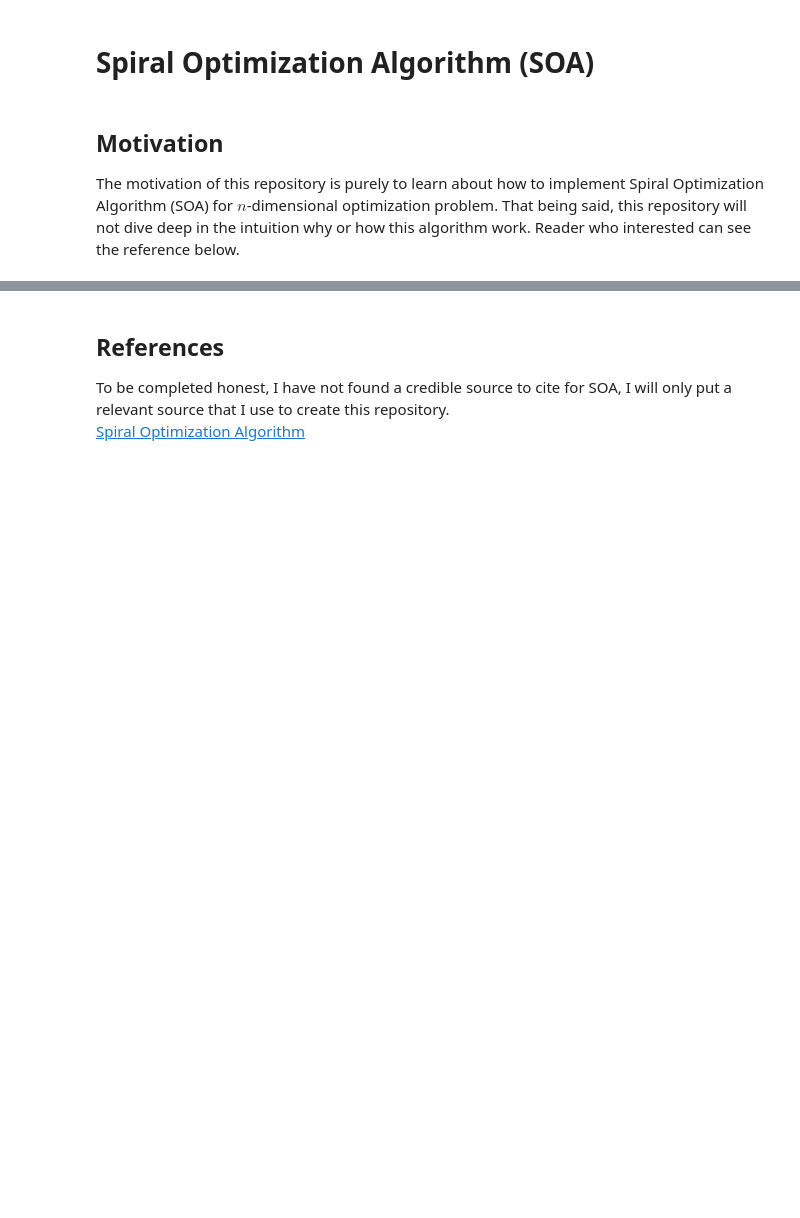
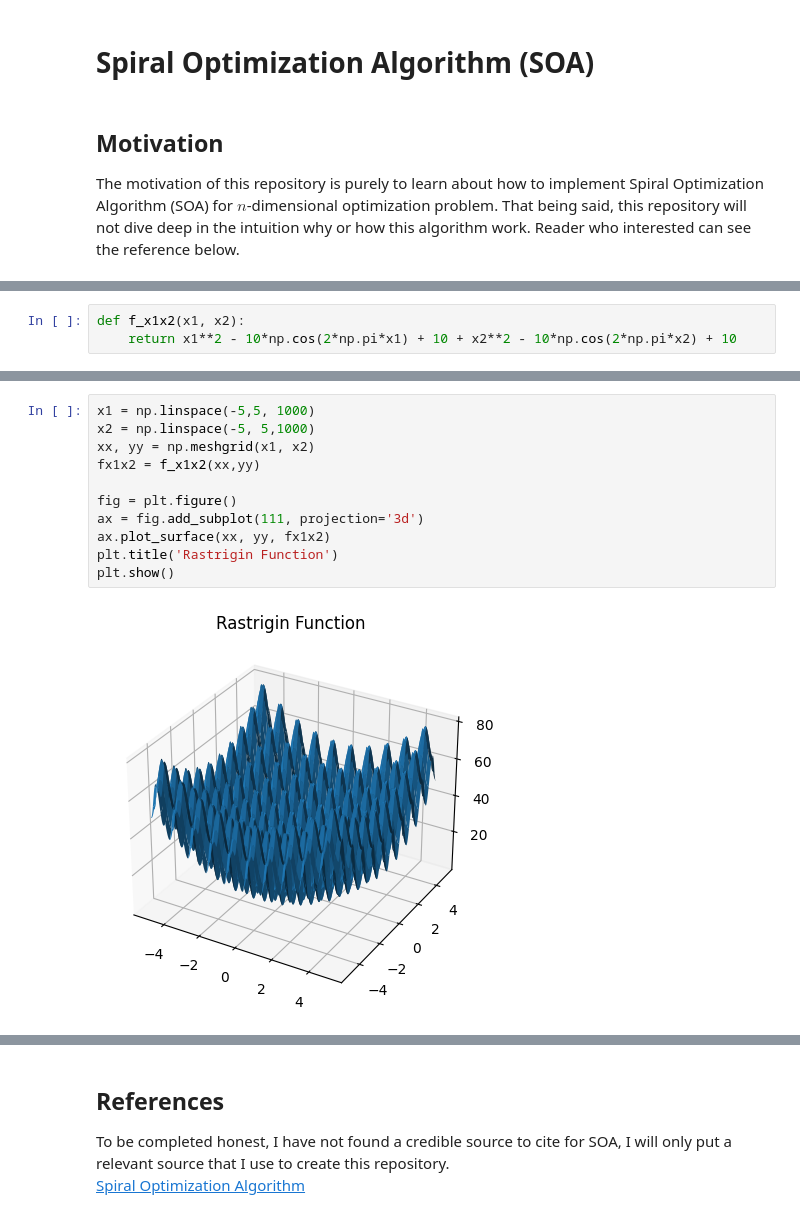
Before and after one commit to leonv1602/post-employment-benefit, a Jupyter notebook: spiral-opt.ipynb, the cells around one changed output, grey strips where cells are left out. Saved outputs shown, nothing was run; the diff lists cells and outputs as text; blank space fills up the shorter version.

```diff
--- a/spiral-opt.ipynb
+++ b/spiral-opt.ipynb
@@ -74,0 +107,3 @@ plt.show()
+# %%
+def f_x1x2(x1, x2):
+    return x1**2 - 10*np.cos(2*np.pi*x1) + 10 + x2**2 - 10*np.cos(2*np.pi*x2) + 10
@@ -74,0 +150,13 @@ plt.show()
+# %%
+x1 = np.linspace(-5,5, 1000)
+x2 = np.linspace(-5, 5,1000)
+xx, yy = np.meshgrid(x1, x2)
+fx1x2 = f_x1x2(xx,yy)
+
+fig = plt.figure()
+ax = fig.add_subplot(111, projection='3d')
+ax.plot_surface(xx, yy, fx1x2)
+plt.title('Rastrigin Function')
+plt.show()
+# %% [output]
+[figure, added]
```
Also changed, not shown: parts of 19 cells of this notebook.
